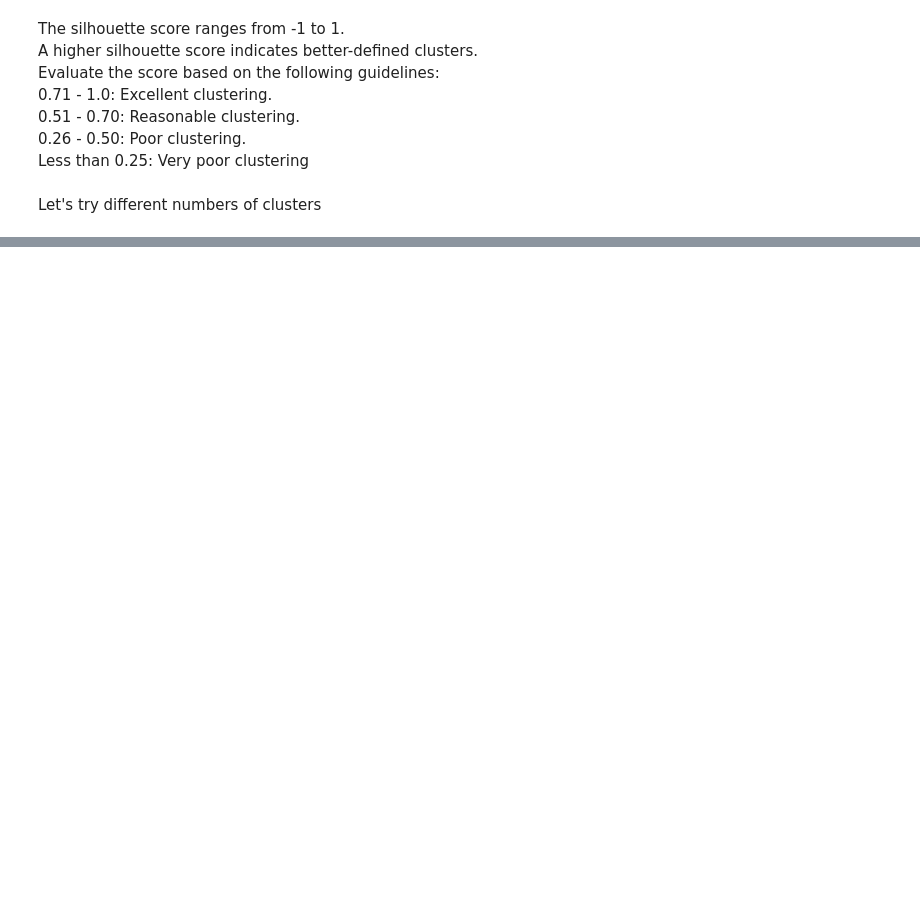
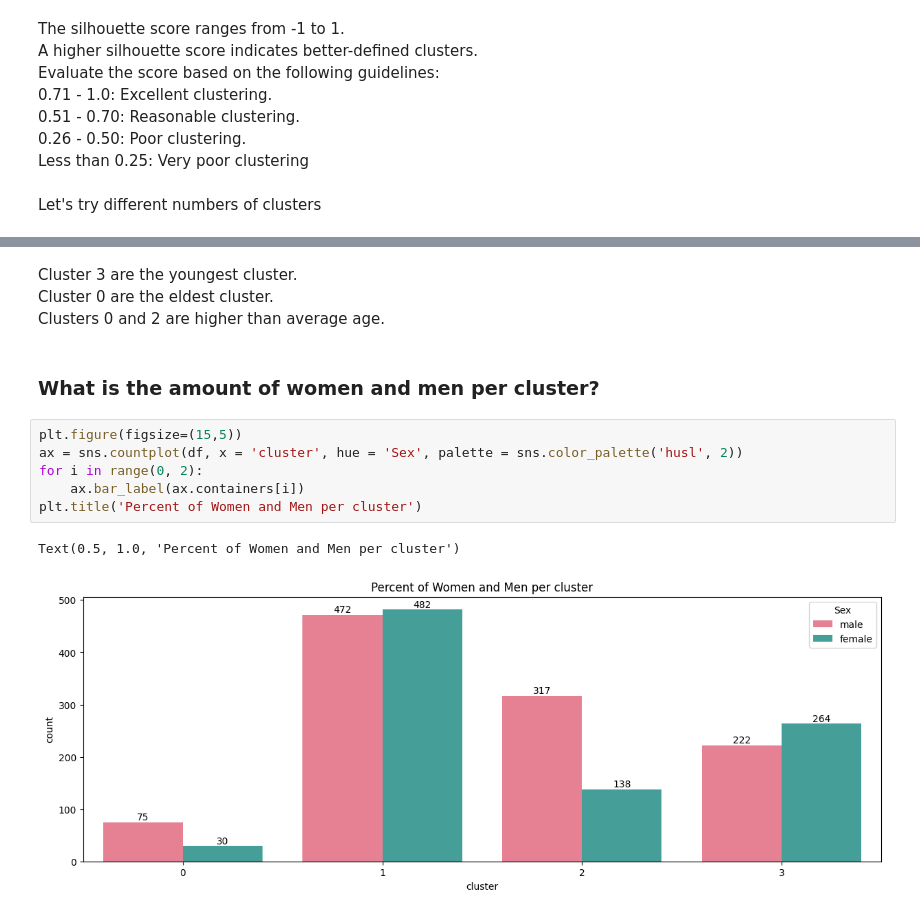
Before and after one commit to andearaujo92/Data-science, a Jupyter notebook: customer-clusterizatio-eda-k-means.ipynb, the cells around one changed output, grey strips where cells are left out. Saved outputs shown, nothing was run; the diff lists cells and outputs as text; blank space fills up the shorter version.

```diff
--- a/customer-clusterizatio-eda-k-means.ipynb
+++ b/customer-clusterizatio-eda-k-means.ipynb
@@ -228,0 +307,15 @@ With this plot, it is possible to see that our clustering has improved. This pro
+# %% [markdown]
+Cluster 3 are the youngest cluster.
+Cluster 0 are the eldest cluster.
+Clusters 0 and 2 are higher than average age.
+# %% [markdown]
+### What is the amount of women and men per cluster?
+# %%
+plt.figure(figsize=(15,5))
+ax = sns.countplot(df, x = 'cluster', hue = 'Sex', palette = sns.color_palette('husl', 2))
+for i in range(0, 2):
+    ax.bar_label(ax.containers[i])
+plt.title('Percent of Women and Men per cluster')
+# %% [output]
+Text(0.5, 1.0, 'Percent of Women and Men per cluster')
+[figure, added]
```
Also changed, not shown: parts of 46 cells of this notebook.
